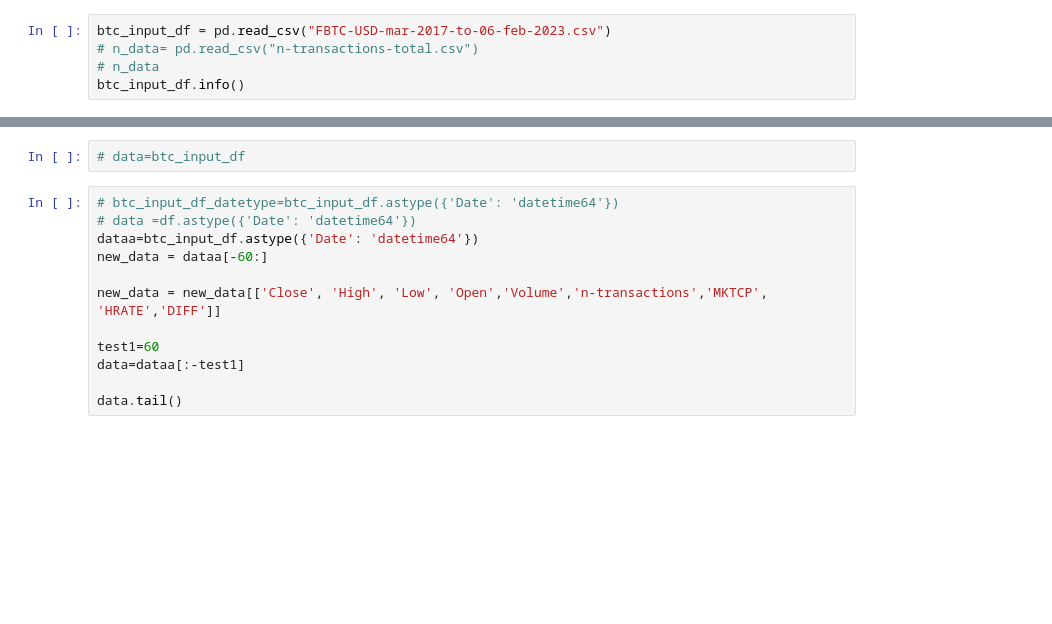
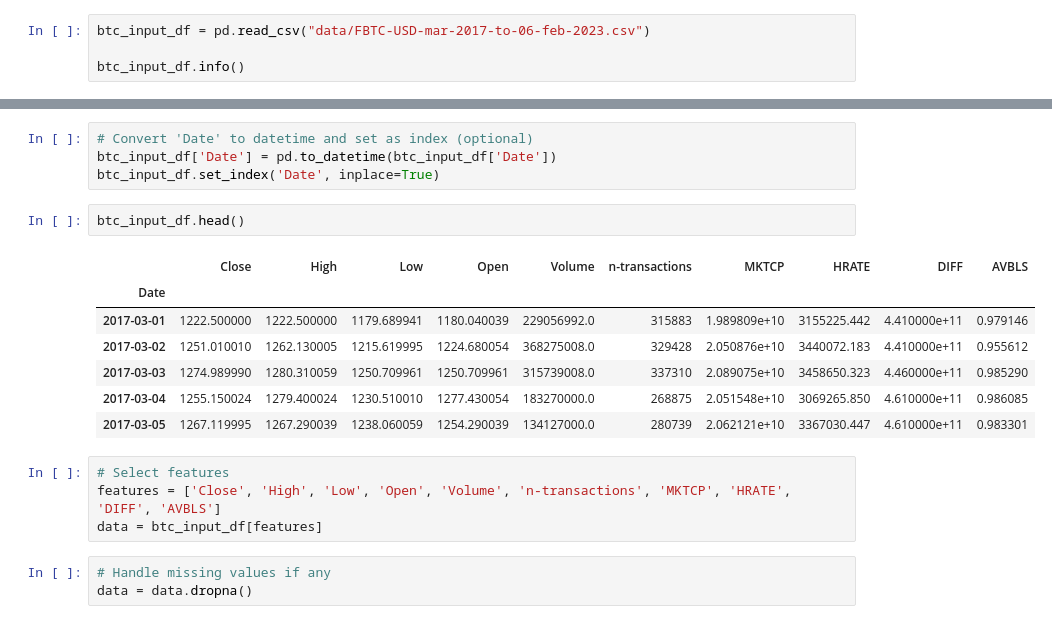
Before and after one commit to Ahmad-Zaman-Khan/Bitcoin-Price-Prediction, a Jupyter notebook: Test-LSTM.ipynb, the cells around one changed output, grey strips where cells are left out. Saved outputs shown, nothing was run; the diff lists cells and outputs as text; blank space fills up the shorter version.

```diff
--- a/Test-LSTM.ipynb
+++ b/Test-LSTM.ipynb
@@ -30,5 +19,4 @@ print("Hey there")
 # %%
-btc_input_df = pd.read_csv("FBTC-USD-mar-2017-to-06-feb-2023.csv")
-# n_data= pd.read_csv("n-transactions-total.csv")
-# n_data
+btc_input_df = pd.read_csv("data/FBTC-USD-mar-2017-to-06-feb-2023.csv")
+
 btc_input_df.info()
@@ -35,17 +42,24 @@ btc_input_df.info()
+# %%
+# Convert 'Date' to datetime and set as index (optional)
+btc_input_df['Date'] = pd.to_datetime(btc_input_df['Date'])
+btc_input_df.set_index('Date', inplace=True)
+# %%
+btc_input_df.head()
+# %% [output]
+|  | Close | High | Low | Open | Volume | n-transactions | MKTCP | HRATE | DIFF | AVBLS |
+| Date |  |  |  |  |  |  |  |  |  |  |
+| 2017-03-01 | 1222.500000 | 1222.500000 | 1179.689941 | 1180.040039 | 229056992.0 | 315883 | 1.989809e+10 | 3155225.442 | 4.410000e+11 | 0.979146 |
+| 2017-03-02 | 1251.010010 | 1262.130005 | 1215.619995 | 1224.680054 | 368275008.0 | 329428 | 2.050876e+10 | 3440072.183 | 4.410000e+11 | 0.955612 |
+| 2017-03-03 | 1274.989990 | 1280.310059 | 1250.709961 | 1250.709961 | 315739008.0 | 337310 | 2.089075e+10 | 3458650.323 | 4.460000e+11 | 0.985290 |
+| 2017-03-04 | 1255.150024 | 1279.400024 | 1230.510010 | 1277.430054 | 183270000.0 | 268875 | 2.051548e+10 | 3069265.850 | 4.610000e+11 | 0.986085 |
+| 2017-03-05 | 1267.119995 | 1267.290039 | 1238.060059 | 1254.290039 | 134127000.0 | 280739 | 2.062121e+10 | 3367030.447 | 4.610000e+11 | 0.983301 |
 # %%
-# data=btc_input_df
+# Select features
+features = ['Close', 'High', 'Low', 'Open', 'Volume', 'n-transactions', 'MKTCP', 'HRATE', 'DIFF', 'AVBLS']
+data = btc_input_df[features]
 # %%
-# btc_input_df_datetype=btc_input_df.astype({'Date': 'datetime64'})
-# data =df.astype({'Date': 'datetime64'})
-dataa=btc_input_df.astype({'Date': 'datetime64'})
-new_data = dataa[-60:]
-
-new_data = new_data[['Close', 'High', 'Low', 'Open','Volume','n-transactions','MKTCP', 'HRATE','DIFF']]
-
-test1=60
-data=dataa[:-test1]
-
-data.tail()
+# Handle missing values if any
+data = data.dropna()
 # %%
 # btc_input_df_datetype.shape
 closing_price = data['Close']
```
Also changed, not shown: parts of 15 cells of this notebook, 45 other files.
